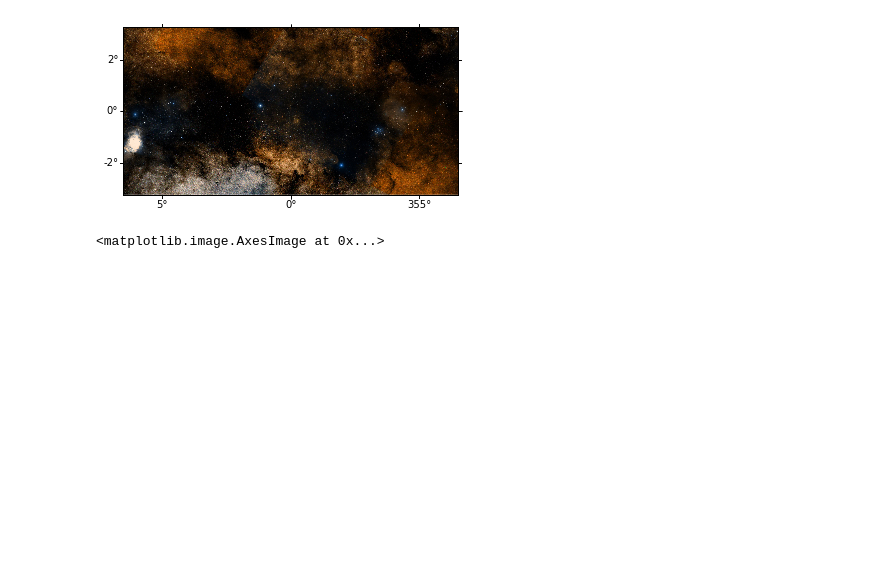
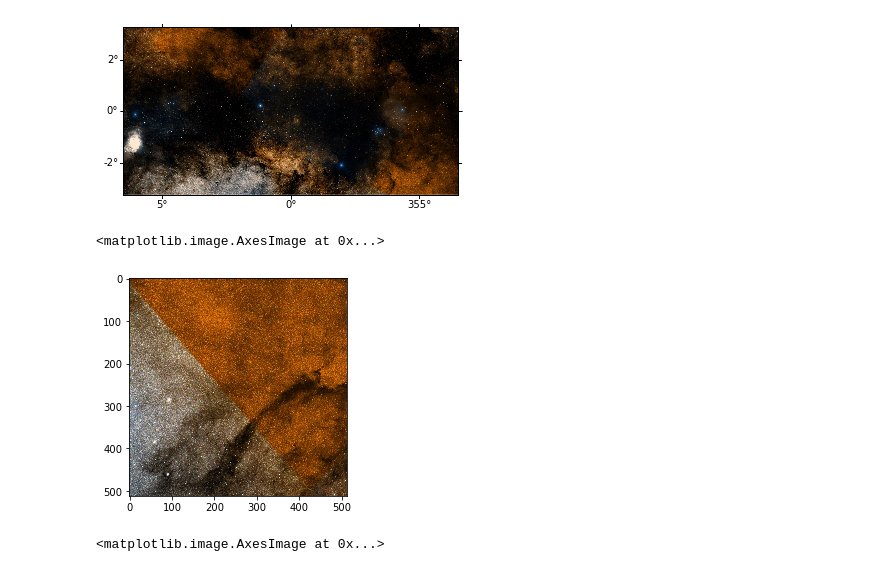
Before and after one commit to adl1995/HIPS-to-Py, a Jupyter notebook: examples/Tile distortion issue - Fix.ipynb, the cells around one changed output. Cells and saved outputs as stored; diff of their text form; code cells hidden in the pictures; blank space fills up the shorter version.

```diff
--- a/examples/Tile distortion issue - Fix.ipynb
+++ b/examples/Tile distortion issue - Fix.ipynb
@@ -31,6 +31,11 @@ ax.imshow(painter.image, origin='lower', cmap='gray')
 coords = [[2.29452158, 59.14978110], [10.12683778, 56.53733116], [14.1772154, 60.7167403], [21.45396446, 60.23528403], [28.59885697, 63.67010079]]
 x_coords = [[2.29452158, 10.12683778], 14.1772154, 21.45396446, 28.59885697]
 y_coords = [59.14978110, 56.53733116, 60.7167403, 60.23528403, 63.67010079]
+# %%
+plt.imshow(painter.tiles[1].data)
+# %% [output]
+<matplotlib.image.AxesImage at 0x...>
+[figure, added]
 # %%
 f, axarr = plt.subplots(2,2)
 axarr[0,0].imshow(painter.tiles[1].children[0].data)
```
